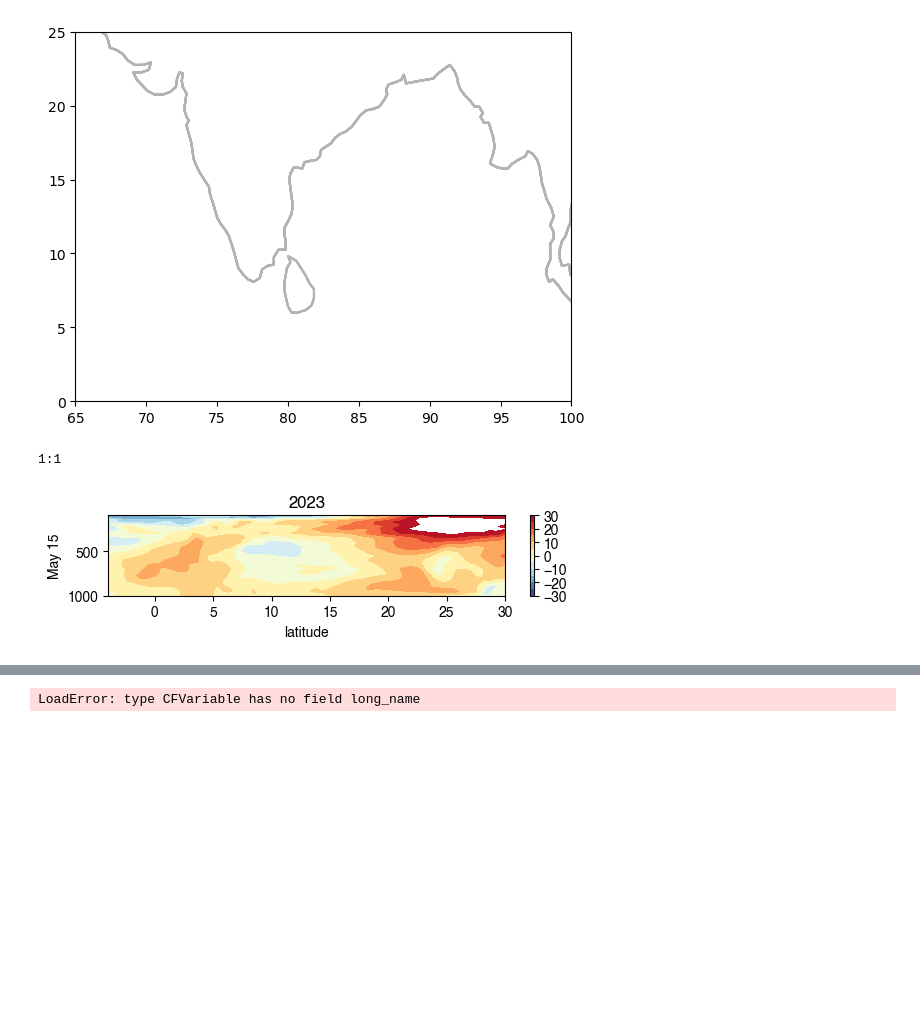
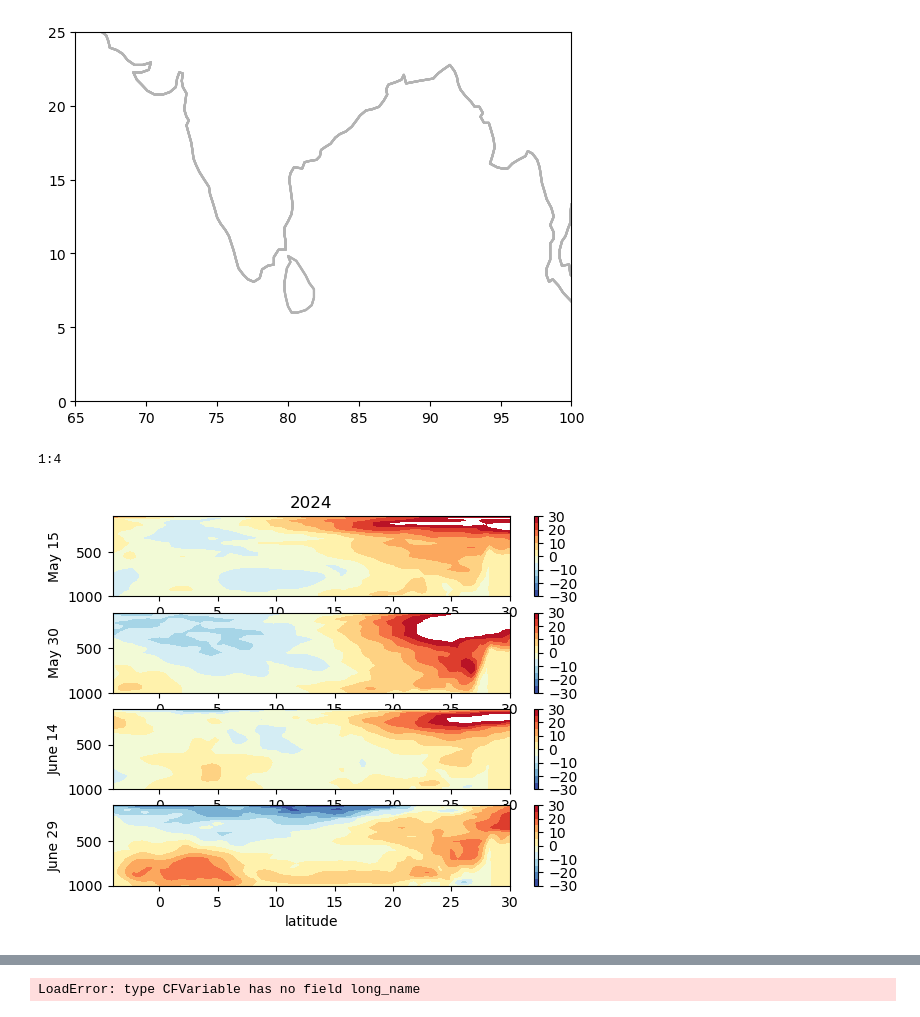
Before and after one commit to deszoeke/ASTRAL-era5, a Jupyter notebook: src/get_cds_era5_xsection.ipynb, the cells around one changed output, grey strips where cells are left out. Saved outputs shown, nothing was run; the diff lists cells and outputs as text; code cells hidden in the pictures; blank space fills up the shorter version.

```diff
--- a/src/get_cds_era5_xsection.ipynb
+++ b/src/get_cds_era5_xsection.ipynb
@@ -168,41 +168,44 @@ gcf()
 # %% [output]
 [figure]
 # %%
-# # get data from local copy for 1 year
-myear = 2023
+# get data from local copy for 1 year
+myear = 2024
 it=1
-ds = NCDatasets.Dataset("xsct_69e_$(myear).nc")
+var = "vo"
+# ds = NCDatasets.Dataset("xsct_86e_$(myear).nc")
+ds = NCDataset("../data/xsct_86e_$(myear).nc")
 ds["latitude"][:], ds["level"][:], permutedims(ds[var][1,:,:,15*it])
 nt = size(ds[var],4)
 1:min(floor(Int,nt/15), 4)
 # %% [output]
-1:1
+1:4
 # %%
 # plot 4 meridional cross-section snapshots each separated by 15 d
 # May 15, 30, June 14, 29
 
 var = "u"
 clev = -30:5:30
 
 # for myear = 2018:2023
-for myear = 2023:2023
-    ds = NCDatasets.Dataset("xsct_69e_$(myear).nc")
+for myear = 2024:2024
+    ds = NCDatasets.Dataset("../data/xsct_86e_$(myear).nc")
 
     clf()
     nt = size(ds[var],4)
     for it = 1:min(floor(Int,nt/15), 4)
         subplot(4,1,it)
         it == 1 && title("$(myear)")
         contourf(ds["latitude"][:], ds["level"][:], permutedims(ds[var][1,:,:,15*it]),
             levels = clev,
             vmin = -30, vmax = 30, cmap=ColorMap("RdYlBu_r"))
         colorbar()
         ylim([1000, 100])
         ylabel("$(Dates.format(DateTime(myear,05,01)+Day(15*it-1), "U dd"))")
     end
     xlabel("latitude")
 
-    savefig("xsect_69e_may15-jun29_$(myear)_$(var).svg")
+    savefig("xsect_69e_may15-jun29_$(myear)_$(var).pdf")
 end
+gcf()
 # %% [output]
-[figure, old version]
+[figure, new version]
```
Also changed, not shown: parts of 1 cell of this notebook.
